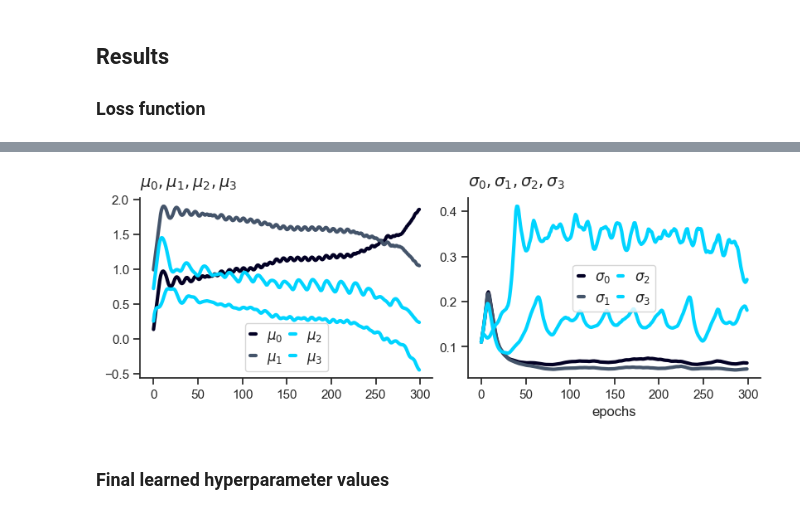
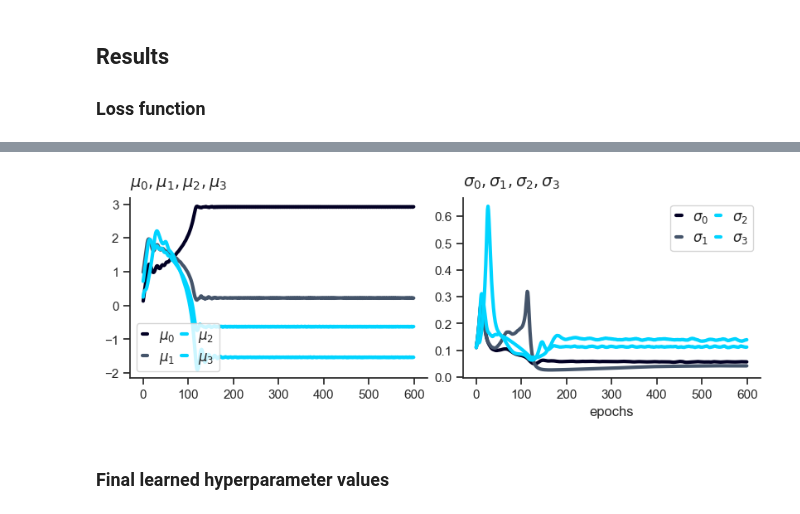
Before and after one commit to prior-elicitation-methods/PriorLearning, a Jupyter notebook: doc/source/case_studies/cs_poisson.ipynb, the cells around one changed output, grey strips where cells are left out. Cells and saved outputs as stored; diff of their text form; code cells hidden in the pictures.

```diff
--- a/doc/source/case_studies/cs_poisson.ipynb
+++ b/doc/source/case_studies/cs_poisson.ipynb
@@ -230,19 +241,7 @@ plot_loss(res_dict["loss_info"])
-# %%
-import matplotlib.pyplot as plt
-
-betas = tf.stack([res_dict["hyperparam_info"][0][i][0::2] for i in range(user_config["epochs"])], -1)
-sigmas =  tf.stack([tf.exp(res_dict["hyperparam_info"][0][i][1::2]) for i in range(user_config["epochs"])], -1)
-
-_, axs = plt.subplots(1,2, constrained_layout = True, figsize = (8,3), sharex = True)
-[axs[0].plot(betas[i,:], lw = 3, color = c, label = fr"$\mu_{i}$") for i,c in zip(range(4), ["#020024", "#44546A", "#00d4ff", "#00d4ff"])]
-[axs[1].plot(sigmas[i,:], lw = 3, color = c, label = fr"$\sigma_{i}$") for i,c in zip(range(4), ["#020024", "#44546A", "#00d4ff", "#00d4ff"])]
-[axs[i].legend(handlelength = 0.4, fontsize = "medium", ncol = 2, columnspacing = 0.5) for i in range(2)]
-axs[0].set_title(r"$\mu_0, \mu_1, \mu_2, \mu_3$",pad = 10., fontdict = {'fontsize': 14}, loc = "left")
-axs[1].set_title(r"$\sigma_0, \sigma_1, \sigma_2, \sigma_3$",pad = 10., fontdict = {'fontsize': 14}, loc = "left")
-axs[1].set_xlabel("epochs")
-plt.show()
-# %% [output]
-[figure, removed]
+# %%
+plot_hyp_pois(res_dict, user_config)
+# %% [output]
+[figure, added]
 # %% [markdown]
 ### Final learned hyperparameter values
 # %%
```
Also changed, not shown: parts of 17 cells of this notebook, 8 other files.
